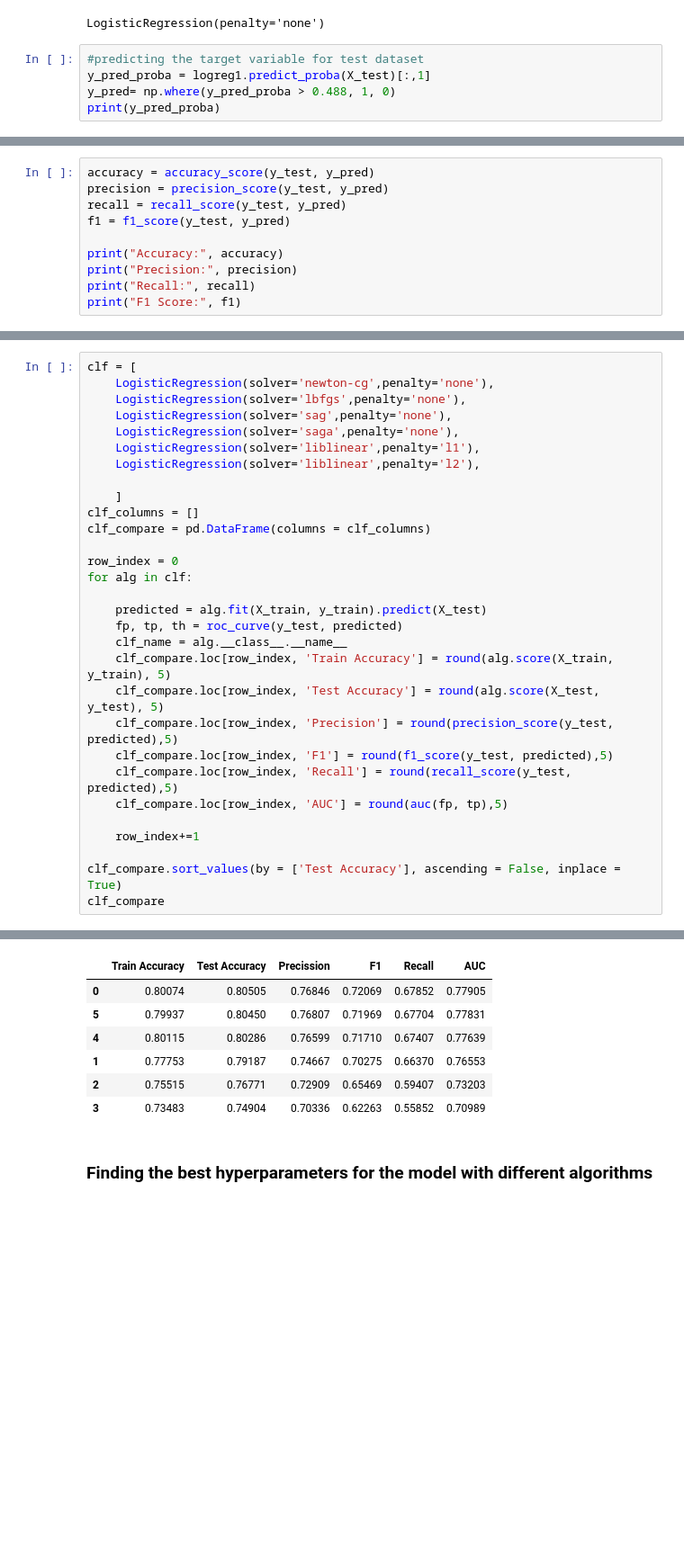
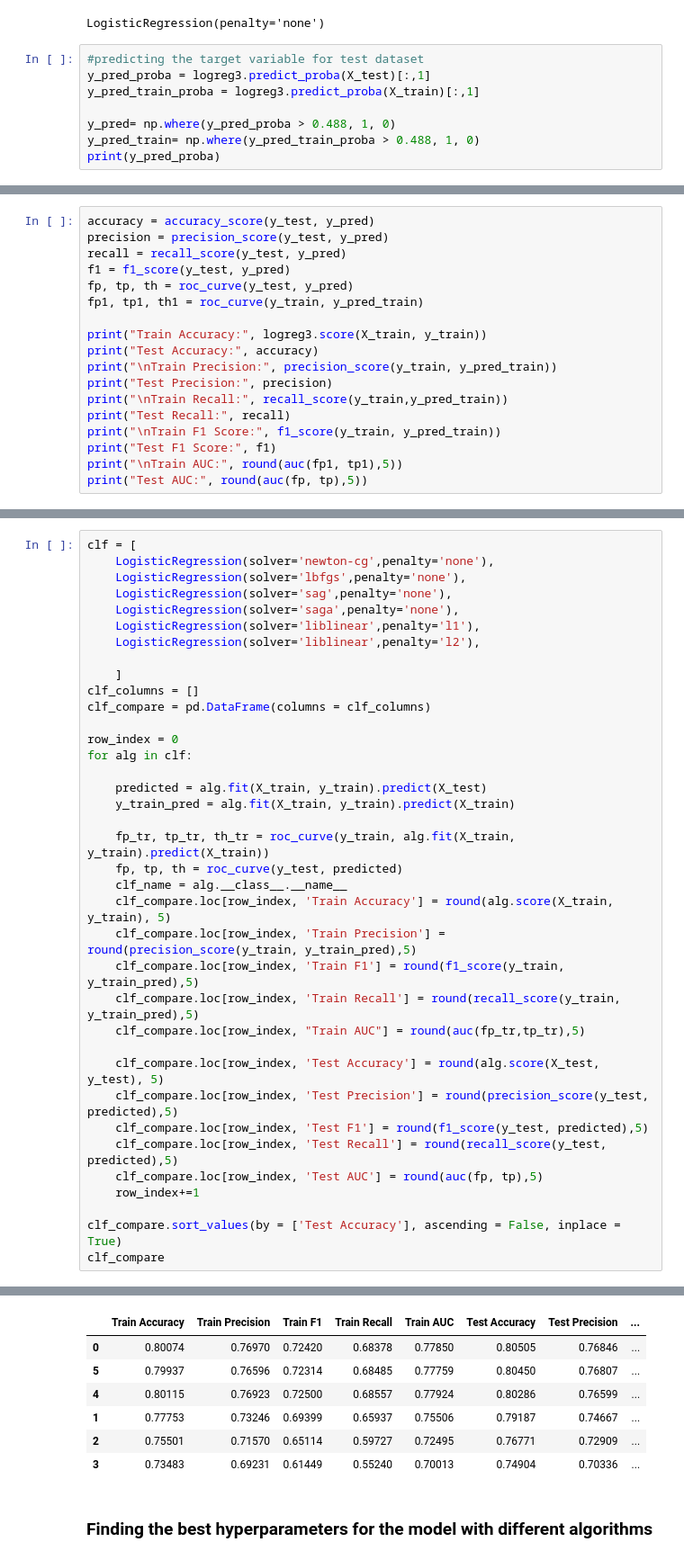
Before and after one commit to haris-khan1596/Lead_scoring, a Jupyter notebook: ML_Project.ipynb, the cells around one changed output, grey strips where cells are left out. Shown at 90% size. Saved outputs shown, nothing was run; the diff lists cells and outputs as text; blank space fills up the shorter version.

```diff
--- a/ML_Project.ipynb
+++ b/ML_Project.ipynb
@@ -697,7 +735,10 @@ Please also refer to the documentation for alternative solver options:
 LogisticRegression(penalty='none')
 # %%
 #predicting the target variable for test dataset
-y_pred_proba = logreg1.predict_proba(X_test)[:,1]
+y_pred_proba = logreg3.predict_proba(X_test)[:,1]
+y_pred_train_proba = logreg3.predict_proba(X_train)[:,1]
+
 y_pred= np.where(y_pred_proba > 0.488, 1, 0)
+y_pred_train= np.where(y_pred_train_proba > 0.488, 1, 0)
 print(y_pred_proba)
 # %% [output]
@@ -707,9 +748,17 @@ accuracy = accuracy_score(y_test, y_pred)
 precision = precision_score(y_test, y_pred)
 recall = recall_score(y_test, y_pred)
 f1 = f1_score(y_test, y_pred)
+fp, tp, th = roc_curve(y_test, y_pred)
+fp1, tp1, th1 = roc_curve(y_train, y_pred_train)
 
-print("Accuracy:", accuracy)
-print("Precision:", precision)
-print("Recall:", recall)
-print("F1 Score:", f1)
+print("Train Accuracy:", logreg3.score(X_train, y_train))
+print("Test Accuracy:", accuracy)
+print("\nTrain Precision:", precision_score(y_train, y_pred_train))
+print("Test Precision:", precision)
+print("\nTrain Recall:", recall_score(y_train,y_pred_train))
+print("Test Recall:", recall)
+print("\nTrain F1 Score:", f1_score(y_train, y_pred_train))
+print("Test F1 Score:", f1)
+print("\nTrain AUC:", round(auc(fp1, tp1),5))
+print("Test AUC:", round(auc(fp, tp),5))
 # %% [output]
@@ -734,15 +793,22 @@ row_index = 0
 for alg in clf:
 
     predicted = alg.fit(X_train, y_train).predict(X_test)
+    y_train_pred = alg.fit(X_train, y_train).predict(X_train)
+
+    fp_tr, tp_tr, th_tr = roc_curve(y_train, alg.fit(X_train, y_train).predict(X_train))
     fp, tp, th = roc_curve(y_test, predicted)
     clf_name = alg.__class__.__name__
     clf_compare.loc[row_index, 'Train Accuracy'] = round(alg.score(X_train, y_train), 5)
+    clf_compare.loc[row_index, 'Train Precision'] = round(precision_score(y_train, y_train_pred),5)
+    clf_compare.loc[row_index, 'Train F1'] = round(f1_score(y_train, y_train_pred),5)
+    clf_compare.loc[row_index, 'Train Recall'] = round(recall_score(y_train, y_train_pred),5)
+    clf_compare.loc[row_index, "Train AUC"] = round(auc(fp_tr,tp_tr),5)
+
     clf_compare.loc[row_index, 'Test Accuracy'] = round(alg.score(X_test, y_test), 5)
-    clf_compare.loc[row_index, 'Precision'] = round(precision_score(y_test, predicted),5)
-    clf_compare.loc[row_index, 'F1'] = round(f1_score(y_test, predicted),5)
-    clf_compare.loc[row_index, 'Recall'] = round(recall_score(y_test, predicted),5)
-    clf_compare.loc[row_index, 'AUC'] = round(auc(fp, tp),5)
-
+    clf_compare.loc[row_index, 'Test Precision'] = round(precision_score(y_test, predicted),5)
+    clf_compare.loc[row_index, 'Test F1'] = round(f1_score(y_test, predicted),5)
+    clf_compare.loc[row_index, 'Test Recall'] = round(recall_score(y_test, predicted),5)
+    clf_compare.loc[row_index, 'Test AUC'] = round(auc(fp, tp),5)
     row_index+=1
 
 clf_compare.sort_values(by = ['Test Accuracy'], ascending = False, inplace = True)
@@ -758,10 +834,10 @@ Please also refer to the documentation for alternative solver options:
-|  | Train Accuracy | Test Accuracy | Precission | F1 | Recall | AUC |
-| 0 | 0.80074 | 0.80505 | 0.76846 | 0.72069 | 0.67852 | 0.77905 |
-| 5 | 0.79937 | 0.80450 | 0.76807 | 0.71969 | 0.67704 | 0.77831 |
-| 4 | 0.80115 | 0.80286 | 0.76599 | 0.71710 | 0.67407 | 0.77639 |
-| 1 | 0.77753 | 0.79187 | 0.74667 | 0.70275 | 0.66370 | 0.76553 |
-| 2 | 0.75515 | 0.76771 | 0.72909 | 0.65469 | 0.59407 | 0.73203 |
-| 3 | 0.73483 | 0.74904 | 0.70336 | 0.62263 | 0.55852 | 0.70989 |
+|  | Train Accuracy | Train Precision | Train F1 | Train Recall | Train AUC | Test Accuracy | Test Precision | ... |
+| 0 | 0.80074 | 0.76970 | 0.72420 | 0.68378 | 0.77850 | 0.80505 | 0.76846 | ... |
+| 5 | 0.79937 | 0.76596 | 0.72314 | 0.68485 | 0.77759 | 0.80450 | 0.76807 | ... |
+| 4 | 0.80115 | 0.76923 | 0.72500 | 0.68557 | 0.77924 | 0.80286 | 0.76599 | ... |
+| 1 | 0.77753 | 0.73246 | 0.69399 | 0.65937 | 0.75506 | 0.79187 | 0.74667 | ... |
+| 2 | 0.75501 | 0.71570 | 0.65114 | 0.59727 | 0.72495 | 0.76771 | 0.72909 | ... |
+| 3 | 0.73483 | 0.69231 | 0.61449 | 0.55240 | 0.70013 | 0.74904 | 0.70336 | ... |
 # %% [markdown]
 ### Finding the best hyperparameters for the model with different algorithms
 # %%
```
Also changed, not shown: parts of 20 cells of this notebook.
